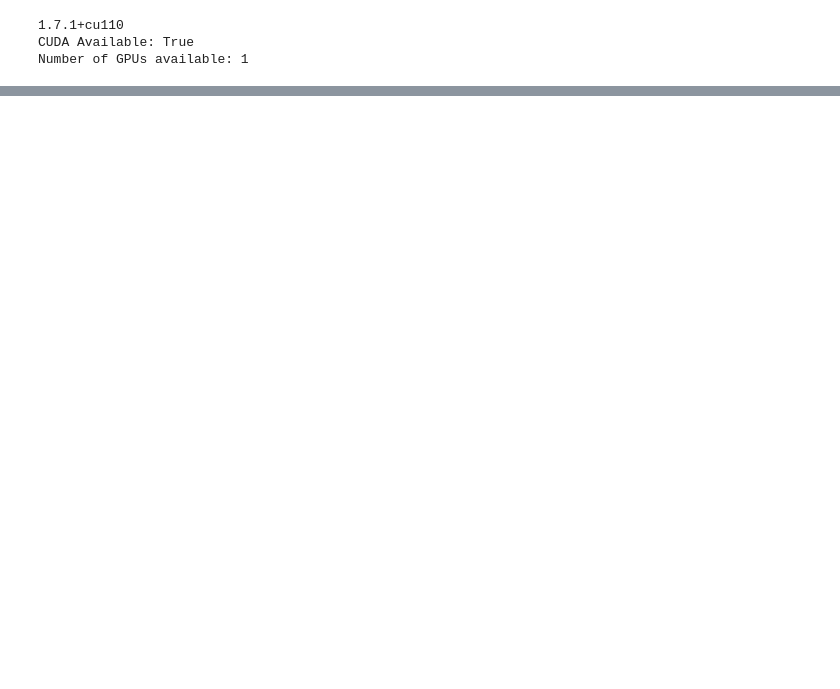
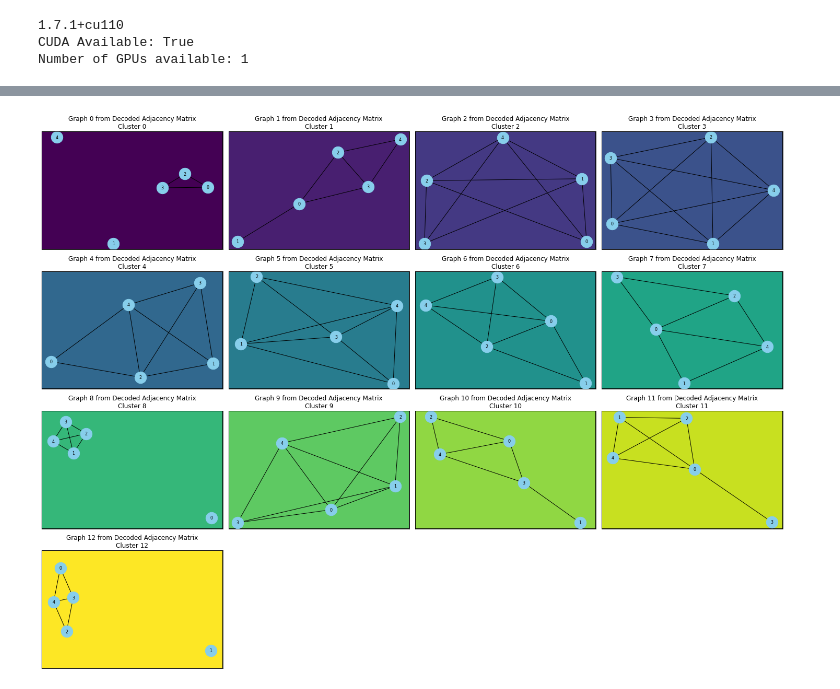
Before and after one commit to huangderful/hrwgnn, a Jupyter notebook: main.ipynb, the cells around one changed output, grey strips where cells are left out. Drawn from its saved outputs; the diff is of its cells as text; code cells hidden in the pictures; blank space fills up the shorter version.

```diff
--- a/main.ipynb
+++ b/main.ipynb
@@ -772,10 +832,0 @@ plt.show()
-# %%
-vgae_graphs = model.get_vgae_graphs()
-
-for graph in vgae_graphs:
-    plt.figure(figsize=(8, 6))
-    nx.draw(
-        graph, with_labels=True, node_color='skyblue', edge_color='gray', node_size=2000, font_size=10
-    )
-    plt.title("Graph from Decoded Adjacency Matrix")
-    plt.show()
@@ -785,0 +833,78 @@ for graph in vgae_graphs:
+# %%
+import matplotlib.pyplot as plt
+import networkx as nx
+from matplotlib.patches import Rectangle
+import matplotlib.colors as mcolors
+import numpy as np  # For np.linspace if not already imported
+
+# Assuming vgae_graphs is a list of networkx graph objects
+vgae_graphs = model.get_vgae_graphs()
+
+# Generate a distinct set of colors for each graph
+unique_clusters = sorted(set(range(len(vgae_graphs))))  # Using the index as the cluster label
+colors = plt.cm.viridis(np.linspace(0, 1, len(unique_clusters)))  # Generates enough distinct colors
+cluster_to_color = {cluster: colors[i] for i, cluster in enumerate(unique_clusters)}
+
+# Determine grid size for displaying graphs (e.g., 4x4 for 16 graphs)
+cols = 4  # Number of columns in the grid
+rows = (len(vgae_graphs) + cols - 1) // cols  # Calculate the required number of rows
+
+# Create a figure with subplots
+fig, axes = plt.subplots(rows, cols, figsize=(20, 15))
+axes = axes.flatten()  # Flatten to make indexing easier
+
+# Set figure background to white
+fig.patch.set_facecolor('white')
+
+# Iterate through each VGAE graph
+for i, graph in enumerate(vgae_graphs):
+    ax = axes[i]  # Get the current axis
+    G = graph
+
+    # Add edges based on the adjacency list
+    cluster_label = i  # Cluster is the index of the graph
+
+    # Set background color for the axis
+    ax.set_facecolor(cluster_to_color[cluster_label])  # Set background color based on cluster
+    pos = nx.spring_layout(G)
+
+    # Draw edges with increased width and distinct color
+    # Draw nodes and labels
+    nx.draw_networkx_nodes(G, pos, ax=ax, node_color='skyblue', node_size=500)
+    nx.draw_networkx_edges(G, pos, ax=ax, edge_color='black', width=1)
+
+    nx.draw_networkx_labels(G, pos, ax=ax, font_size=8)
+
+    x_vals, y_vals = zip(*pos.values())
+    ax.set_xlim(min(x_vals) - 0.1, max(x_vals) + 0.1)
+    ax.set_ylim(min(y_vals) - 0.1, max(y_vals) + 0.1)
+    # Draw the graph with default node and edge colors
+    # nx.draw(
+    #     graph, with_labels=True, node_color='skyblue', edge_color='gray',
+    #     node_size=2000, font_size=10, ax=ax
+    # )
+
+    # Set the title for each subplot
+    ax.set_title(f"Graph {i} from Decoded Adjacency Matrix\nCluster {cluster_label}")
+
+    # Remove axis ticks for a cleaner view
+    ax.set_xticks([])
+    ax.set_yticks([])
+
+    # Add a border around the subplot (optional)
+    ax.add_patch(Rectangle(
+        (0, 0), 1, 1, transform=ax.transAxes,
+        linewidth=2, edgecolor='black', facecolor='none'
+    ))
+
+# Hide any unused subplots (if there are fewer graphs than grid spaces)
+for j in range(i + 1, len(axes)):
+    axes[j].axis('off')
+
+# Adjust spacing between subplots
+plt.tight_layout()
+
+# Show the plot
+plt.show()
+# %% [output]
+[figure, added]
```
Also changed, not shown: parts of 8 cells of this notebook, 6 other files.
